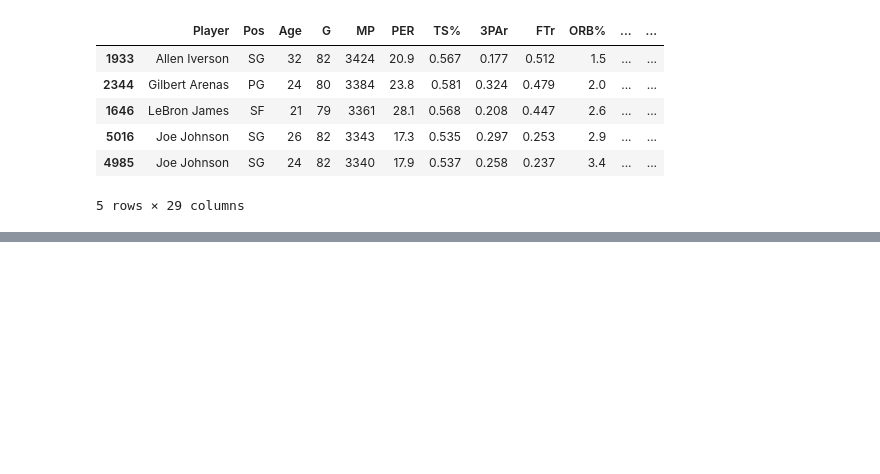
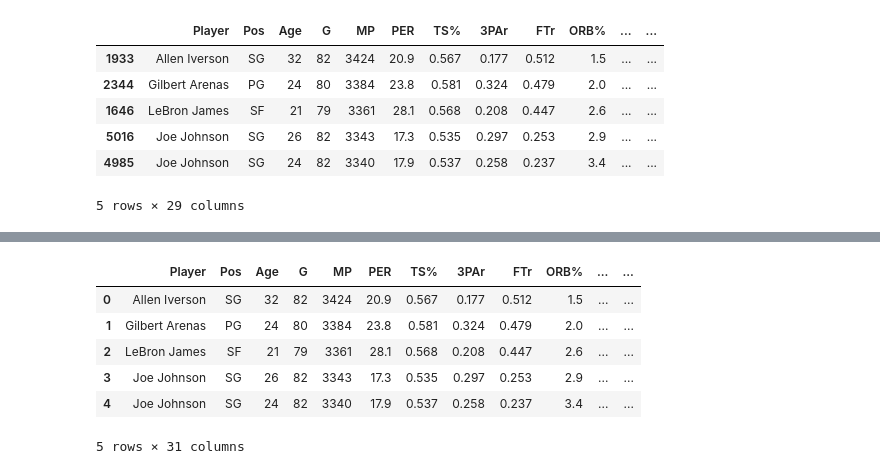
Before and after one commit to dmacUT/nba-final4-projections, a Jupyter notebook: AddingDefPlayerVotes.ipynb, the cells around one changed output, grey strips where cells are left out. Drawn from its saved outputs; the diff is of its cells as text; code cells hidden in the pictures; blank space fills up the shorter version.

```diff
--- a/AddingDefPlayerVotes.ipynb
+++ b/AddingDefPlayerVotes.ipynb
@@ -409,0 +493,7 @@ ad
+# %%
+for i in range(16, 4, -1):
+    a = pd.DataFrame.from_dict(fv_dict2[i], orient="index", columns=["YR","advotes"])
+    a = a.reset_index()
+    a = a.rename(columns={"index":"Player"})
+    print(a)
+    with_yr = with_yr.append(a, ignore_index=True)
@@ -409,0 +531,16 @@ ad
+# %%
+with_adv = pd.merge(pdata, with_yr, how="left", left_on=["Player","YR"], right_on=["Player","YR"])
+# %%
+with_adv = with_adv.fillna(0)
+# %%
+with_adv['2YRprior'] = with_adv['YRprior'] - 1
+# %%
+with_adv.head()
+# %% [output]
+|  | Player | Pos | Age | G | MP | PER | TS% | 3PAr | FTr | ORB% | ... | ... |
+| 0 | Allen Iverson | SG | 32 | 82 | 3424 | 20.9 | 0.567 | 0.177 | 0.512 | 1.5 | ... | ... |
+| 1 | Gilbert Arenas | PG | 24 | 80 | 3384 | 23.8 | 0.581 | 0.324 | 0.479 | 2.0 | ... | ... |
+| 2 | LeBron James | SF | 21 | 79 | 3361 | 28.1 | 0.568 | 0.208 | 0.447 | 2.6 | ... | ... |
+| 3 | Joe Johnson | SG | 26 | 82 | 3343 | 17.3 | 0.535 | 0.297 | 0.253 | 2.9 | ... | ... |
+| 4 | Joe Johnson | SG | 24 | 82 | 3340 | 17.9 | 0.537 | 0.258 | 0.237 | 3.4 | ... | ... |
+5 rows × 31 columns
```
Also changed, not shown: parts of 46 cells of this notebook.
